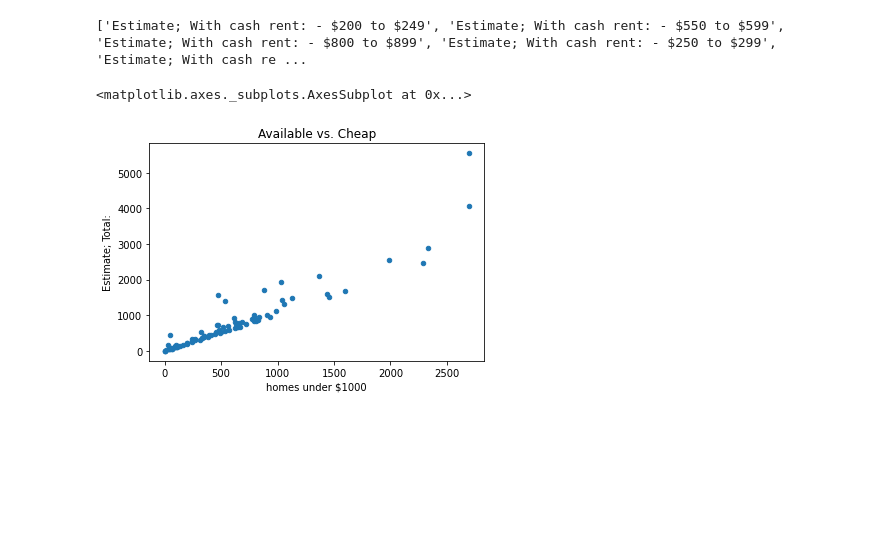
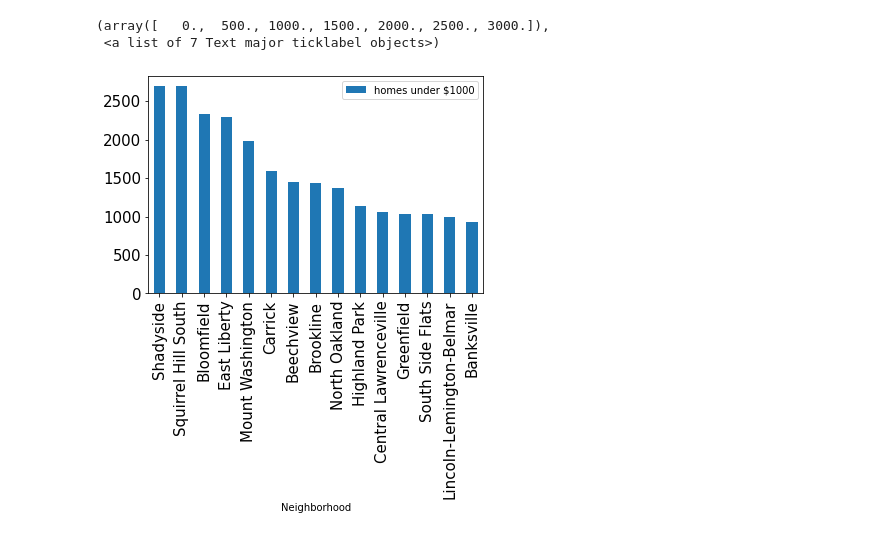
Before and after one commit to mark-sheffield/Final-Project, a Jupyter notebook: Housing-Prices.ipynb, the cells around one changed output. Drawn from its saved outputs; the diff is of its cells as text; code cells hidden in the pictures; blank space fills up the shorter version.

```diff
--- a/Housing-Prices.ipynb
+++ b/Housing-Prices.ipynb
@@ -19,26 +42,29 @@ plt.yticks(fontsize = 15)
 # %%
 column_list = list(contract_rent_pandas)
 columns_to_remove = ["Neighborhood" , "Id" , "Estimate; Total:" , "Margin of Error; Total:" , "Estimate; With cash rent:" , "Margin of Error; With cash rent:" ,
                     "Margin of Error; With cash rent: - Less than $100" , "Margin of Error; With cash rent: - $100 to $149" , "Margin of Error; With cash rent: - $150 to $199" ,
                     "Margin of Error; With cash rent: - $200 to $249" , "Margin of Error; With cash rent: - $250 to $299" , "Margin of Error; With cash rent: - $300 to $349" ,
                     "Margin of Error; With cash rent: - $350 to $399" , "Margin of Error; With cash rent: - $400 to $449" , "Margin of Error; With cash rent: - $450 to $499" ,
                     "Margin of Error; With cash rent: - $500 to $549" , "Margin of Error; With cash rent: - $550 to $599" , "Margin of Error; With cash rent: - $600 to $649" ,
                     "Margin of Error; With cash rent: - $650 to $699" , "Margin of Error; With cash rent: - $700 to $749" , "Margin of Error; With cash rent: - $750 to $799" ,
                     "Margin of Error; With cash rent: - $800 to $899" , "Margin of Error; With cash rent: - $900 to $999" , "Margin of Error; With cash rent: - $1,000 to $1,249" ,
                     "Margin of Error; With cash rent: - $1,250 to $1,499" , "Margin of Error; With cash rent: - $1,500 to $1,999" , "Margin of Error; With cash rent: - $2,000 to $2,499" ,
                     "Margin of Error; With cash rent: - $2,500 to $2,999" , "Margin of Error; With cash rent: - $3,000 to $3,499" , "Margin of Error; With cash rent: - $3,500 or more" ,
                     "Estimate; With cash rent: - $1,000 to $1,249" , "Estimate; With cash rent: - $1,250 to $1,499" , "Estimate; With cash rent: - $1,500 to $1,999" ,
                     "Estimate; With cash rent: - $2,000 to $2,499" , "Estimate; With cash rent: - $2,500 to $2,999" , "Estimate; With cash rent: - $3,000 to $3,499" ,
                     "Estimate; With cash rent: - $3,500 or more" , "Estimate; No cash rent" , "Margin of Error; No cash rent" , "homes under $1000"]
 
-homes_under_1000 = list(set(column_list) - set(columns_to_remove))
-print(homes_under_1000)
+homes_under_1000 = sorted( list(set(column_list) - set(columns_to_remove)))
+#print(homes_under_1000)
 
 
 contract_rent_pandas["homes under $1000"] = contract_rent_pandas[homes_under_1000].sum(axis = 1)
 
-contract_rent_pandas.plot(kind='scatter', x='homes under $1000', y='Estimate; Total:', title = "Available vs. Cheap")
+contract_rent_pandas["homes under $1000"].sort_values(ascending = False).head(15).plot.bar()
+plt.legend(bbox_to_anchor=(1,1))
+plt.xticks(fontsize = 15)
+plt.yticks(fontsize = 15)
 # %% [output]
-['Estimate; With cash rent: - $200 to $249', 'Estimate; With cash rent: - $550 to $599', 'Estimate; With cash rent: - $800 to $899', 'Estimate; With cash rent: - $250 to $299', 'Estimate; With cash re ...
+(array([   0.,  500., 1000., 1500., 2000., 2500., 3000.]),
+ <a list of 7 Text major ticklabel objects>)
-<matplotlib.axes._subplots.AxesSubplot at 0x...>
-[figure, old version]
+[figure, new version]
```
Also changed, not shown: parts of 18 cells of this notebook.
